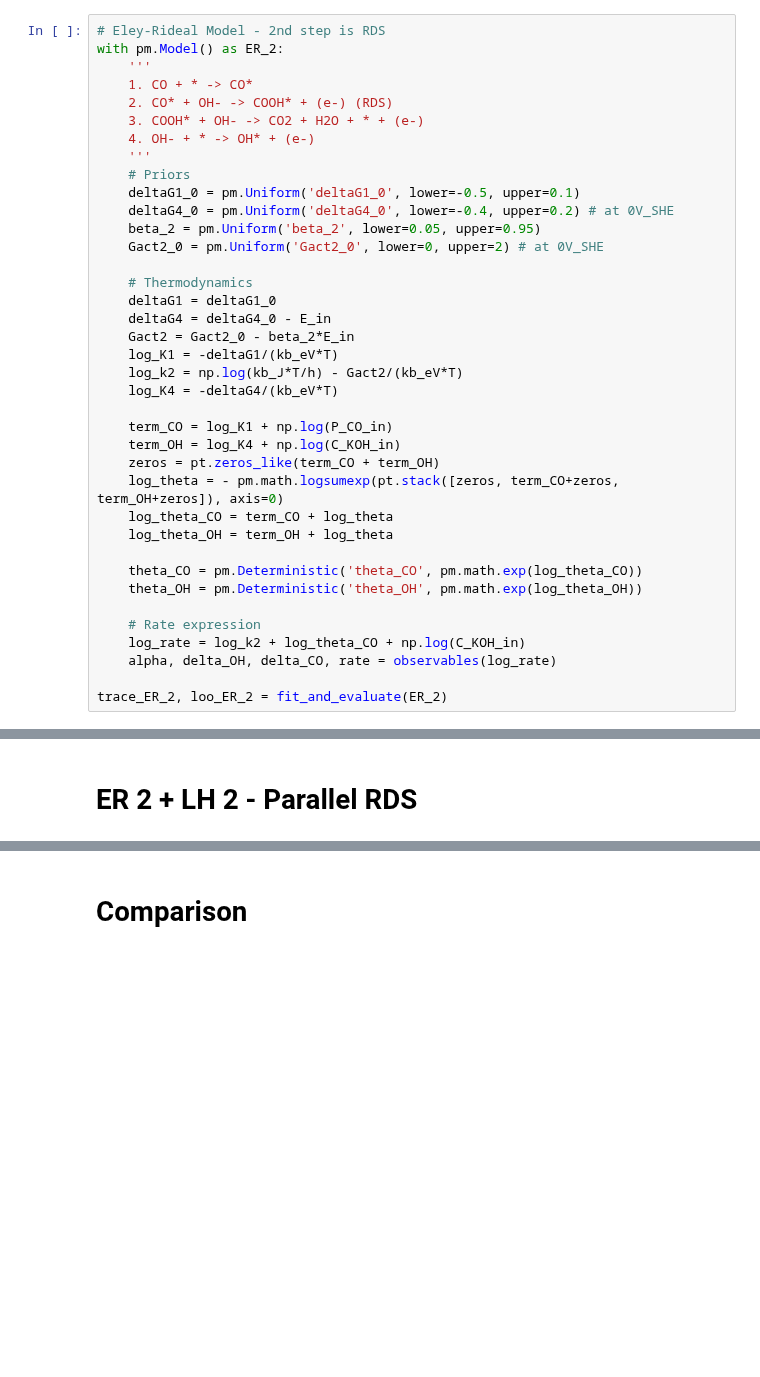
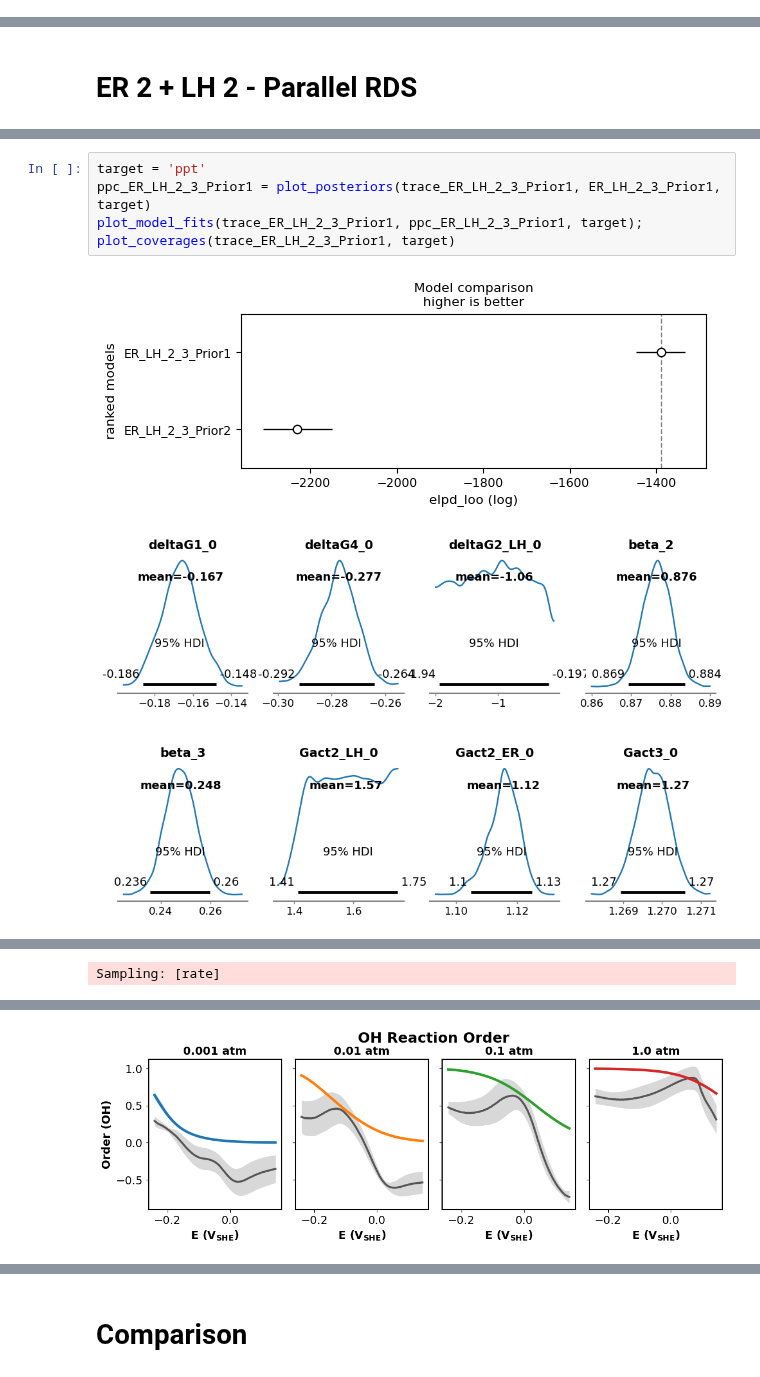
Before and after one commit to awasthivarun/MKM, a Jupyter notebook: CO_oxidation/Pt100_KOH_fitting_rate_replicates.ipynb, the cells around one changed output, grey strips where cells are left out. Cells and saved outputs as stored; diff of their text form; blank space fills up the shorter version.

```diff
--- a/CO_oxidation/Pt100_KOH_fitting_rate_replicates.ipynb
+++ b/CO_oxidation/Pt100_KOH_fitting_rate_replicates.ipynb
@@ -235,41 +399,3 @@ ppc_LH_2 = plot_posteriors(trace_LH_2, LH_2)
 plot_model_fits(ppc_LH_2); plot_coverages(trace_LH_2)
 # %% [markdown]
 # ER 2
-# %%
-# Eley-Rideal Model - 2nd step is RDS
-with pm.Model() as ER_2:
-    '''
-    1. CO + * -> CO*
-    2. CO* + OH- -> COOH* + (e-) (RDS)
-    3. COOH* + OH- -> CO2 + H2O + * + (e-)
-    4. OH- + * -> OH* + (e-)
-    '''
-    # Priors
-    deltaG1_0 = pm.Uniform('deltaG1_0', lower=-0.5, upper=0.1)
-    deltaG4_0 = pm.Uniform('deltaG4_0', lower=-0.4, upper=0.2) # at 0V_SHE
-    beta_2 = pm.Uniform('beta_2', lower=0.05, upper=0.95)
-    Gact2_0 = pm.Uniform('Gact2_0', lower=0, upper=2) # at 0V_SHE
-
-    # Thermodynamics
-    deltaG1 = deltaG1_0
-    deltaG4 = deltaG4_0 - E_in
-    Gact2 = Gact2_0 - beta_2*E_in
-    log_K1 = -deltaG1/(kb_eV*T)
-    log_k2 = np.log(kb_J*T/h) - Gact2/(kb_eV*T)
-    log_K4 = -deltaG4/(kb_eV*T)
-
-    term_CO = log_K1 + np.log(P_CO_in)
-    term_OH = log_K4 + np.log(C_KOH_in)
-    zeros = pt.zeros_like(term_CO + term_OH)
-    log_theta = - pm.math.logsumexp(pt.stack([zeros, term_CO+zeros, term_OH+zeros]), axis=0)
-    log_theta_CO = term_CO + log_theta
-    log_theta_OH = term_OH + log_theta
-
-    theta_CO = pm.Deterministic('theta_CO', pm.math.exp(log_theta_CO))
-    theta_OH = pm.Deterministic('theta_OH', pm.math.exp(log_theta_OH))
-
-    # Rate expression
-    log_rate = log_k2 + log_theta_CO + np.log(C_KOH_in)
-    alpha, delta_OH, delta_CO, rate = observables(log_rate)
-
-trace_ER_2, loo_ER_2 = fit_and_evaluate(ER_2)
@@ -713,0 +737,7 @@ rate: 0.845
+# %%
+target = 'ppt'
+ppc_ER_LH_2_3_Prior1 = plot_posteriors(trace_ER_LH_2_3_Prior1, ER_LH_2_3_Prior1, target)
+plot_model_fits(trace_ER_LH_2_3_Prior1, ppc_ER_LH_2_3_Prior1, target); plot_coverages(trace_ER_LH_2_3_Prior1, target)
+# %% [output]
+[figure, added]
+[figure, added]
@@ -713,0 +745 @@ rate: 0.845
+Sampling: [rate]
@@ -713,0 +749 @@ rate: 0.845
+[figure, added]
```
Also changed, not shown: parts of 33 cells of this notebook, 12 other files.
